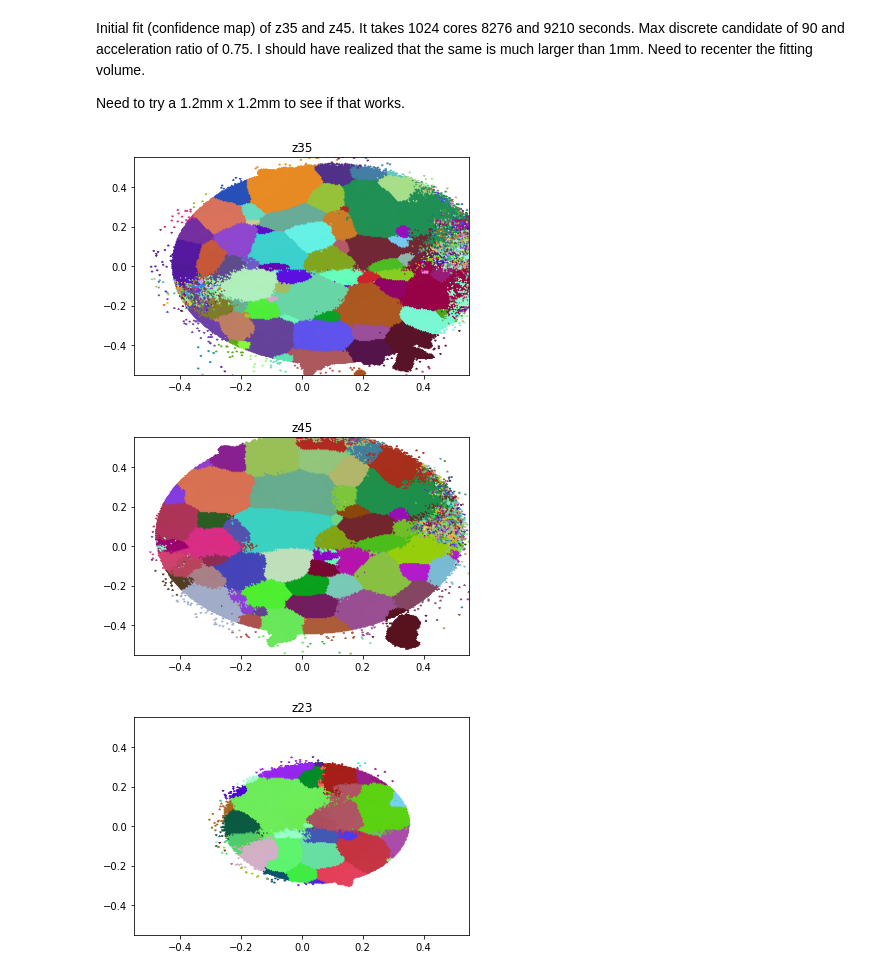
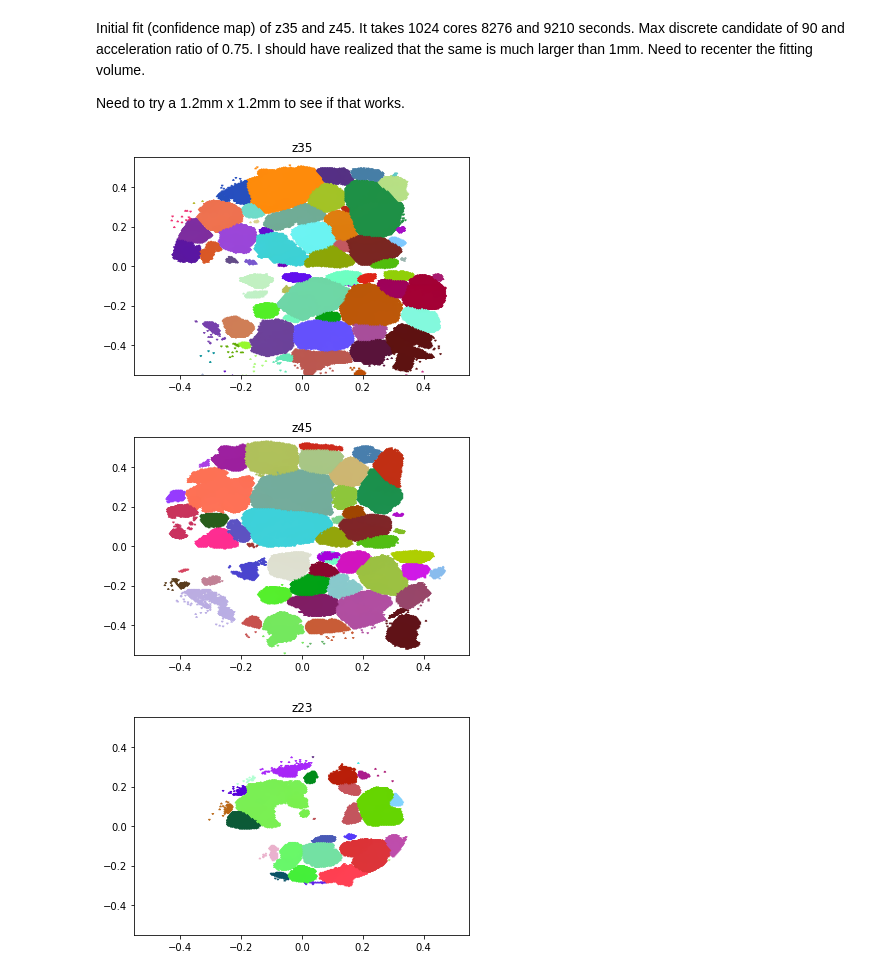
Before and after one commit to FrankieLi/Notebooks, a Jupyter notebook: Jake/pynotebook/Reduced Data Check.ipynb, the cells around one changed output. Cells and saved outputs as stored; diff of their text form; code cells hidden in the pictures.

```diff
--- a/Jake/pynotebook/Reduced Data Check.ipynb
+++ b/Jake/pynotebook/Reduced Data Check.ipynb
@@ -122,31 +122,31 @@ Need to try a 1.2mm x 1.2mm to see if that works.
 # %%
 import xdm_toolkit.xdm_plot as xplot
 import xdm_toolkit.xdm_io as xdm_io
 import matplotlib.pyplot as plt
 reload(xplot)
 plt.close('all')
 z35_path = '/Users/sfli/Consult/Spear_2017/Reconstruction/Mg/z35/Mg_z35.mic.LBFS'
 snp, sw = xdm_io.load_mic(z35_path)
-fig, ax, im = xplot.plot_mic(snp, sw, 3, 0)
+fig, ax, im = xplot.plot_mic(snp, sw, 3, 0.4)
 # Show the actual plot
 plt.axis([-0.55, 0.55, -0.55, 0.55])
 plt.title('z35')
 plt.show(block=False)
 
 z45_path = '/Users/sfli/Consult/Spear_2017/Reconstruction/Mg/z45/Mg_z45.mic.LBFS'
 snp, sw = xdm_io.load_mic(z45_path)
-fig, ax, im = xplot.plot_mic(snp, sw, 3, 0)
+fig, ax, im = xplot.plot_mic(snp, sw, 3, 0.4)
 plt.axis([-0.55, 0.55, -0.55, 0.55])
 plt.title('z45')
 plt.show(block=False)
 
 z23_path = '/Users/sfli/Consult/Spear_2017/Reconstruction/Mg/z23/Mg_z23.mic.LBFS'
 snp, sw = xdm_io.load_mic(z23_path)
-fig, ax, im = xplot.plot_mic(snp, sw, 3, 0)
+fig, ax, im = xplot.plot_mic(snp, sw, 3, 0.4)
 plt.axis([-0.55, 0.55, -0.55, 0.55])
 plt.title('z23')
 plt.show(block=False)
 # %% [output]
-[figure, old version]
+[figure, new version]
-[figure, old version]
+[figure, new version]
-[figure, old version]
+[figure, new version]
```
Also changed, not shown: parts of 1 cell of this notebook.
